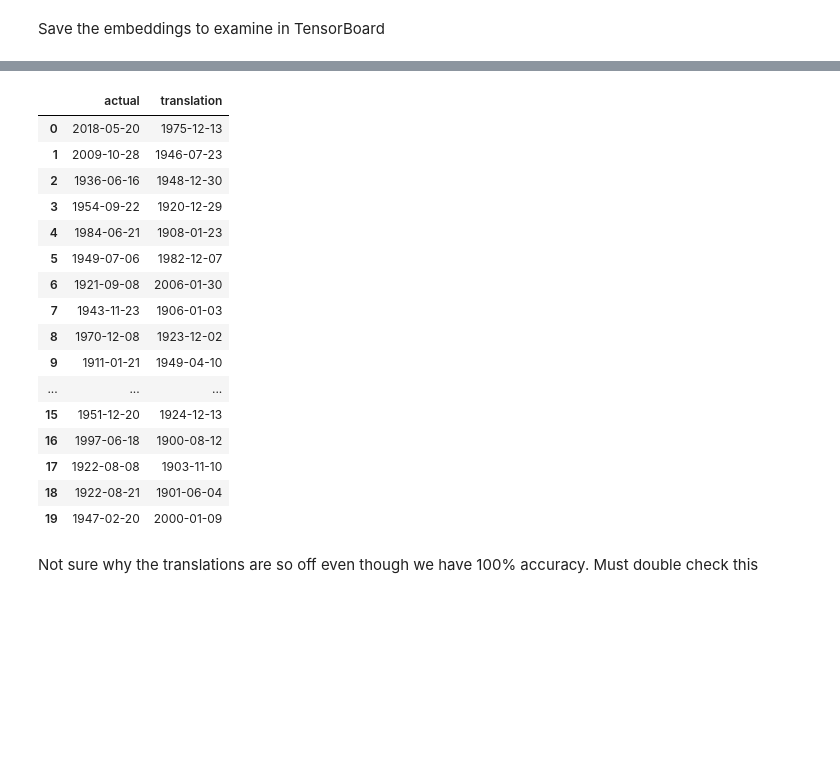
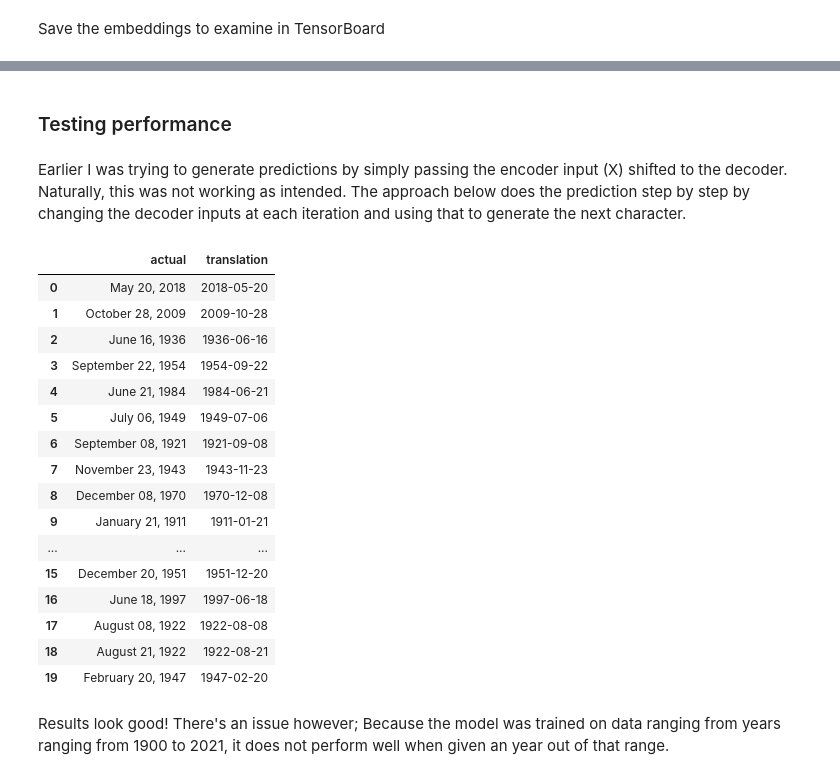
Before and after one commit to amaralcs/homl, a Jupyter notebook: 16_nlp_exercises.ipynb, the cells around one changed output, grey strips where cells are left out. Saved outputs shown, nothing was run; the diff lists cells and outputs as text; code cells hidden in the pictures; blank space fills up the shorter version.

```diff
--- a/16_nlp_exercises.ipynb
+++ b/16_nlp_exercises.ipynb
@@ -274,13 +286,13 @@ encoder_inputs = Input(shape=[None], dtype=np.int32, name='encoder_inputs')
 decoder_inputs = Input(shape=[None], dtype=np.int32, name='decoder_inputs')
 sequence_lengths = Input(shape=[], dtype=np.int32, name='sequence_lengths')
 
-# Add 1 to the Embed dimesion due to using 0 padding
-encoder_embeddings = Embedding(len(input_vocab) + 1, EMBED_SIZE, name='encoder_embedding')
+# Add 1 to the Embed dimension due to using 0 padding
+encoder_embedding_layer = Embedding(len(input_vocab) + 1, EMBED_SIZE, name='encoder_embedding')
 # And an extra 1 for the SoS token
-decoder_embeddings = Embedding(len(input_vocab) + 2, EMBED_SIZE, name='decoder_embedding')
+decoder_embedding_layer = Embedding(len(input_vocab) + 2, EMBED_SIZE, name='decoder_embedding')
 
-encoder_embeddings = encoder_embeddings(encoder_inputs)
-decoder_embeddings = decoder_embeddings(decoder_inputs)
+encoder_embeddings = encoder_embedding_layer(encoder_inputs)
+decoder_embeddings = decoder_embedding_layer(decoder_inputs)
 
 encoder = LSTM(64, return_state=True)
 encoder_outputs, state_h, state_c = encoder(encoder_embeddings)
@@ -292,11 +304,10 @@ decoder_cell = LSTMCell(64)
 output_layer = Dense(len(output_vocab) + 1) # Zero padding
 decoder = tfa.seq2seq.basic_decoder.BasicDecoder(decoder_cell, sampler, output_layer=output_layer)
 final_outputs, final_state, final_sequence_lengths = decoder(decoder_embeddings,
-                                                             initial_state=encoder_state,
-                                                             sequence_length=sequence_lengths)
+                                                             initial_state=encoder_state)
 Y_proba = tf.nn.softmax(final_outputs.rnn_output)
 
-model = Model(inputs=[encoder_inputs, decoder_inputs, sequence_lengths],
+model = Model(inputs=[encoder_inputs, decoder_inputs],
               outputs=[Y_proba],
               name='date_translator')
 model.compile(loss="sparse_categorical_crossentropy", optimizer='nadam', metrics=['accuracy'])
@@ -394,6 +394,0 @@ array([[ 3, 11,  9, ...,  1,  3,  5],
-# %%
-y_pred_probas = model.predict(test_set)
-y_preds = np.argmax(y_pred_probas, axis=2)
-# %%
-actual = [decode_sequence(sent, output_vocab) for sent in y_test]
-translated = [decode_sequence(sent , output_vocab) for sent in y_preds]
@@ -405,23 +395,45 @@ model.evaluate(test_set)
+# %% [markdown]
+### Testing performance
+# %% [markdown]
+Earlier I was trying to generate predictions by simply passing the encoder input (X) shifted to the decoder. Naturally, this was not working as intended. The approach below does the prediction step by step by changing the decoder inputs at each iteration and using that to generate the next character.
+# %%
+def make_predictions(dates, sos_id=len(output_vocab)+1):
+    """Generates predictions, one character at a time.
+
+    We start with passing SoS character to the decoder, generating a prediction,
+    appending that to decoder input and so on, until MAX_LEN is reached.
+    """
+    X = encode_data(dates, input_vocab)
+    y = tf.fill((len(X), 1), sos_id)
+    for index in range(MAX_OUTPUT_LEN):
+        pad_size = MAX_OUTPUT_LEN - y.shape[1]
+        X_decoder = tf.pad(y, [[0, 0], [0, pad_size]])
+        y_pred_probas = model.predict((X, X_decoder))[:, index:index+1]
+        y_pred = tf.argmax(y_pred_probas, axis=-1, output_type=tf.int32)
+        y = tf.concat([y, y_pred], axis=1)
+    return [decode_sequence(translated, output_vocab) for translated in y[:, 1:].numpy()]
 # %%
+actual = X[train_size + test_size:]
+translated = make_predictions(actual)
 result_df = pd.DataFrame({"actual": actual, "translation": translated})
 result_df.head(20)
 # %% [output]
 |  | actual | translation |
-| 0 | 2018-05-20 | 1975-12-13 |
-| 1 | 2009-10-28 | 1946-07-23 |
-| 2 | 1936-06-16 | 1948-12-30 |
-| 3 | 1954-09-22 | 1920-12-29 |
-| 4 | 1984-06-21 | 1908-01-23 |
-| 5 | 1949-07-06 | 1982-12-07 |
-| 6 | 1921-09-08 | 2006-01-30 |
-| 7 | 1943-11-23 | 1906-01-03 |
-| 8 | 1970-12-08 | 1923-12-02 |
-| 9 | 1911-01-21 | 1949-04-10 |
+| 0 | May 20, 2018 | 2018-05-20 |
+| 1 | October 28, 2009 | 2009-10-28 |
+| 2 | June 16, 1936 | 1936-06-16 |
+| 3 | September 22, 1954 | 1954-09-22 |
+| 4 | June 21, 1984 | 1984-06-21 |
+| 5 | July 06, 1949 | 1949-07-06 |
+| 6 | September 08, 1921 | 1921-09-08 |
+| 7 | November 23, 1943 | 1943-11-23 |
+| 8 | December 08, 1970 | 1970-12-08 |
+| 9 | January 21, 1911 | 1911-01-21 |
 | ... | ... | ... |
-| 15 | 1951-12-20 | 1924-12-13 |
-| 16 | 1997-06-18 | 1900-08-12 |
-| 17 | 1922-08-08 | 1903-11-10 |
-| 18 | 1922-08-21 | 1901-06-04 |
-| 19 | 1947-02-20 | 2000-01-09 |
+| 15 | December 20, 1951 | 1951-12-20 |
+| 16 | June 18, 1997 | 1997-06-18 |
+| 17 | August 08, 1922 | 1922-08-08 |
+| 18 | August 21, 1922 | 1922-08-21 |
+| 19 | February 20, 1947 | 1947-02-20 |
-# %% [markdown]
-Not sure why the translations are so off even though we have 100% accuracy. Must double check this
+# %% [markdown]
+Results look good! There's an issue however; Because the model was trained on data ranging from years ranging from 1900 to 2021, it does not perform well when given an year out of that range.
```
Also changed, not shown: parts of 17 cells of this notebook.
